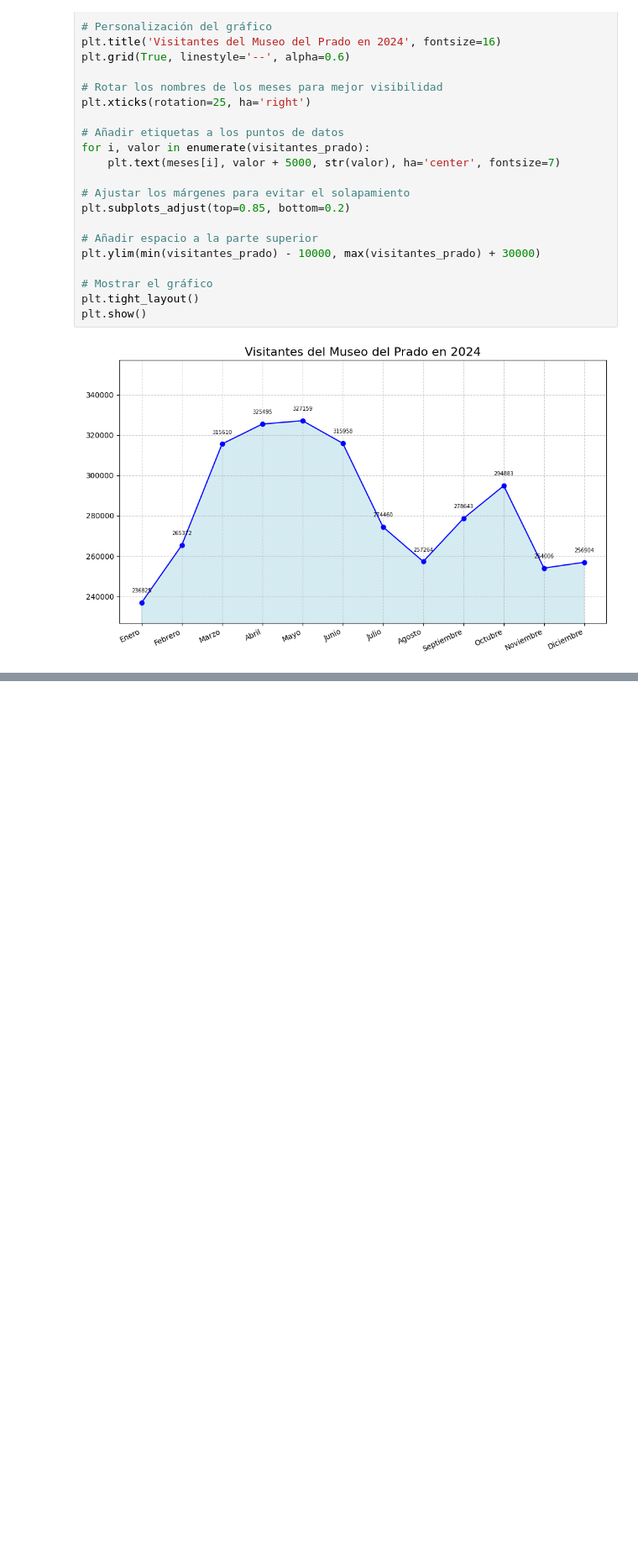
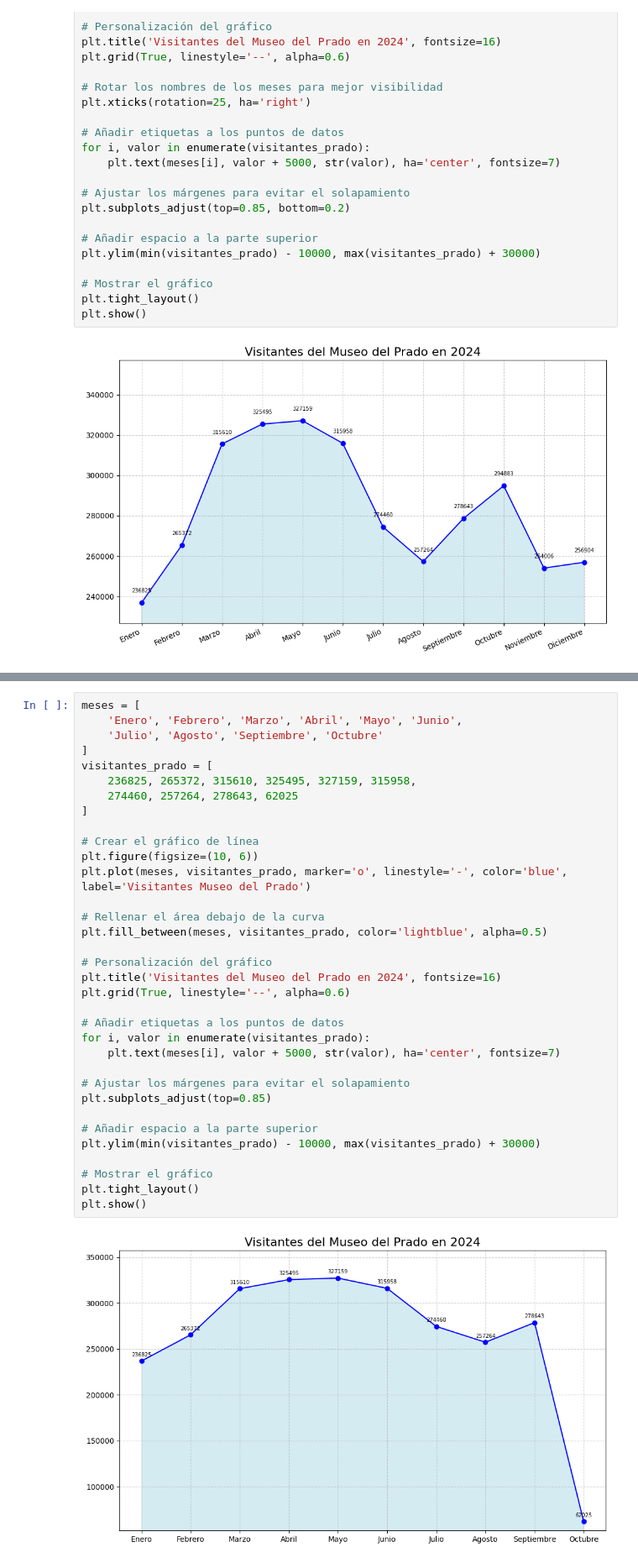
Before and after one commit to pgf3712/EDA_Madrid_Museums, a Jupyter notebook: 4-EDA_DESAROLLO.ipynb, the cells around one changed output, grey strips where cells are left out. Shown at 84% size. Cells and saved outputs as stored; diff of their text form; blank space fills up the shorter version.

```diff
--- a/4-EDA_DESAROLLO.ipynb
+++ b/4-EDA_DESAROLLO.ipynb
@@ -1219,0 +1236,36 @@ plt.show()
+# %%
+meses = [
+    'Enero', 'Febrero', 'Marzo', 'Abril', 'Mayo', 'Junio',
+    'Julio', 'Agosto', 'Septiembre', 'Octubre'
+]
+visitantes_prado = [
+    236825, 265372, 315610, 325495, 327159, 315958,
+    274460, 257264, 278643, 62025
+]
+
+# Crear el gráfico de línea
+plt.figure(figsize=(10, 6))
+plt.plot(meses, visitantes_prado, marker='o', linestyle='-', color='blue', label='Visitantes Museo del Prado')
+
+# Rellenar el área debajo de la curva
+plt.fill_between(meses, visitantes_prado, color='lightblue', alpha=0.5)
+
+# Personalización del gráfico
+plt.title('Visitantes del Museo del Prado en 2024', fontsize=16)
+plt.grid(True, linestyle='--', alpha=0.6)
+
+# Añadir etiquetas a los puntos de datos
+for i, valor in enumerate(visitantes_prado):
+    plt.text(meses[i], valor + 5000, str(valor), ha='center', fontsize=7)
+
+# Ajustar los márgenes para evitar el solapamiento
+plt.subplots_adjust(top=0.85)
+
+# Añadir espacio a la parte superior
+plt.ylim(min(visitantes_prado) - 10000, max(visitantes_prado) + 30000)
+
+# Mostrar el gráfico
+plt.tight_layout()
+plt.show()
+# %% [output]
+[figure, added]
```
Also changed, not shown: parts of 2 cells of this notebook.
